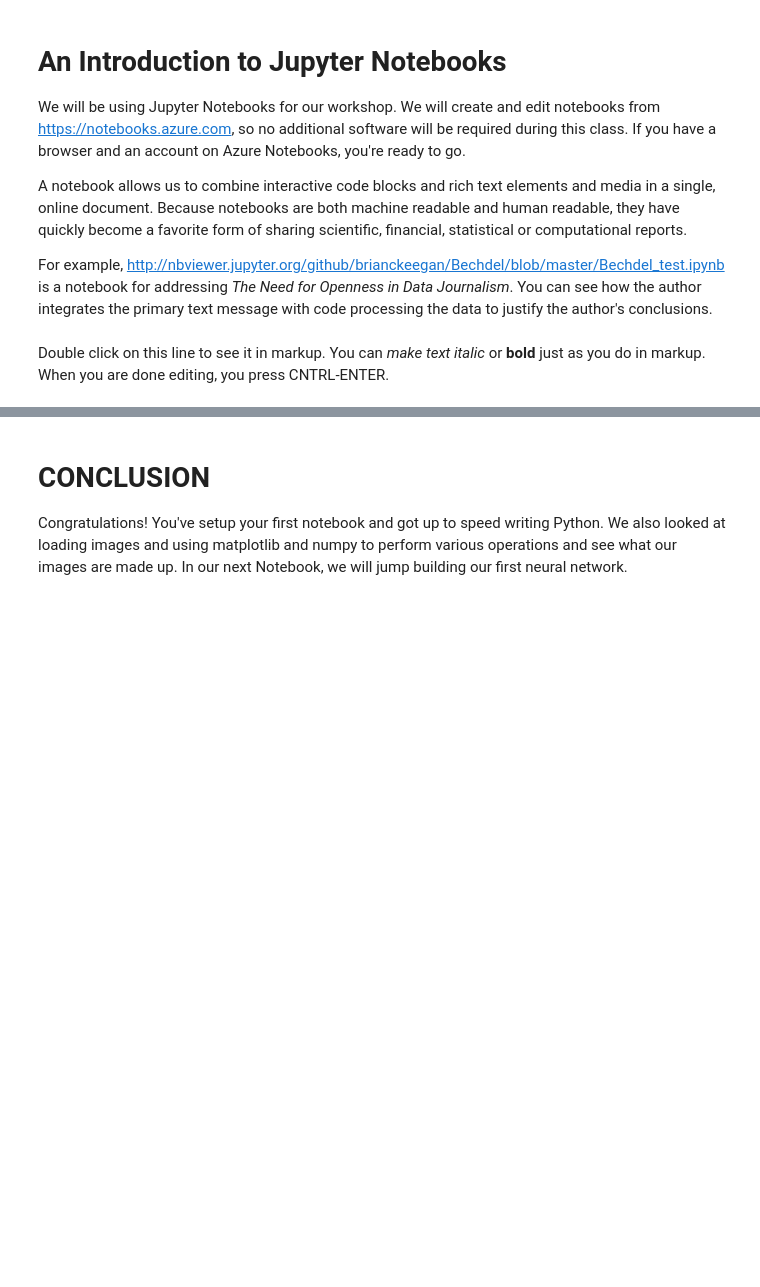
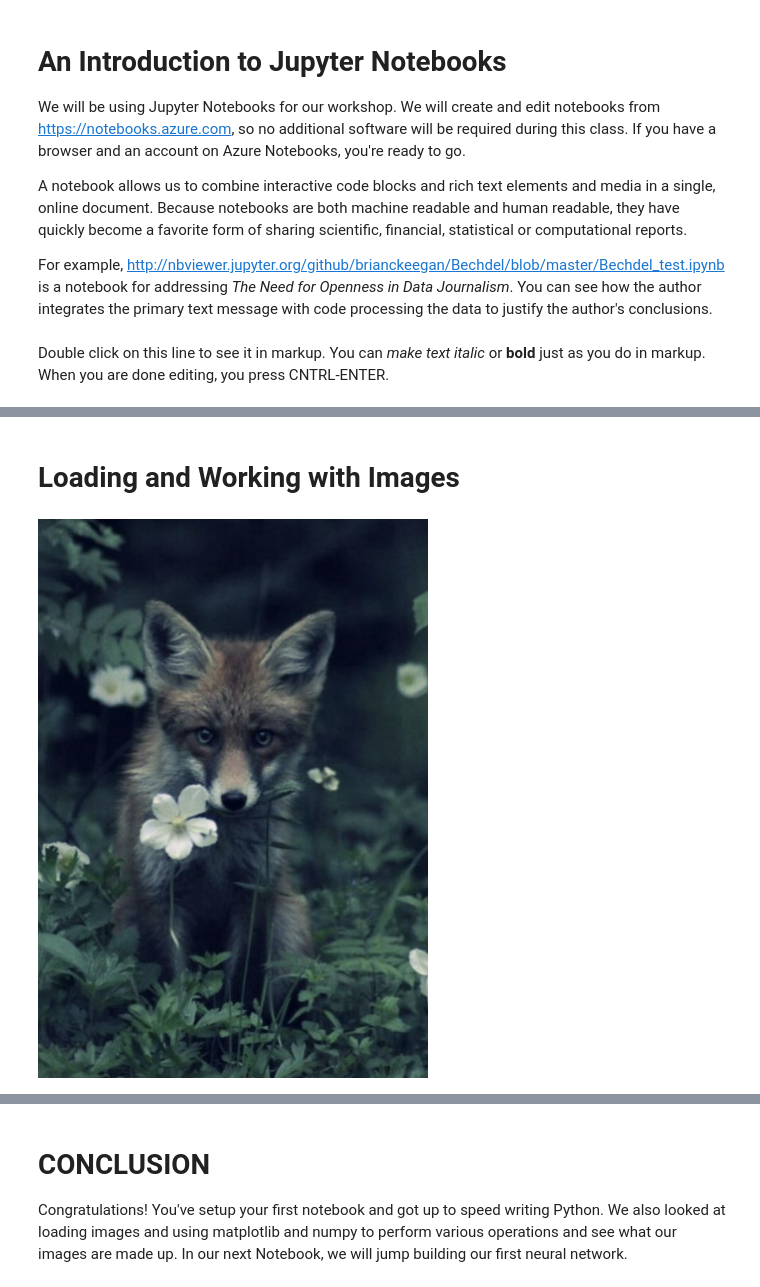
Before and after one commit to dumbledad/DLFD, a Jupyter notebook: 01 An Introduction to Jupyter Notebooks.ipynb, the cells around one changed output, grey strips where cells are left out. Drawn from its saved outputs; the diff is of its cells as text; code cells hidden in the pictures; blank space fills up the shorter version.

```diff
--- a/01 An Introduction to Jupyter Notebooks.ipynb
+++ b/01 An Introduction to Jupyter Notebooks.ipynb
@@ -10,0 +82,2 @@ Double click on this line to see it in markup. You can *make text italic* or **b
+# %% [markdown]
+# Loading and Working with Images
@@ -10,0 +86,4 @@ Double click on this line to see it in markup. You can *make text italic* or **b
+# %%
+Image(filename='images/fox.png')
+# %% [output]
+[figure, added]
```
Also changed, not shown: parts of 40 cells of this notebook, 6 other files.
